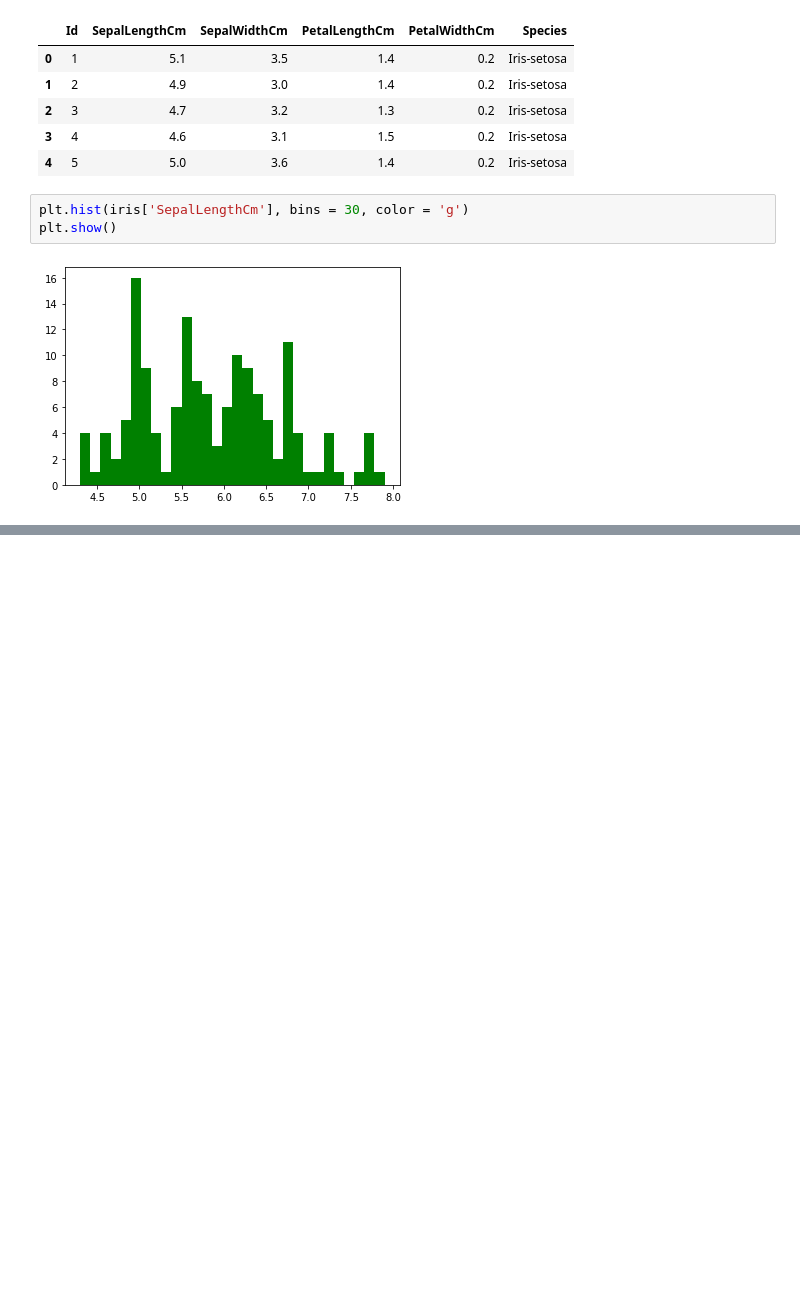
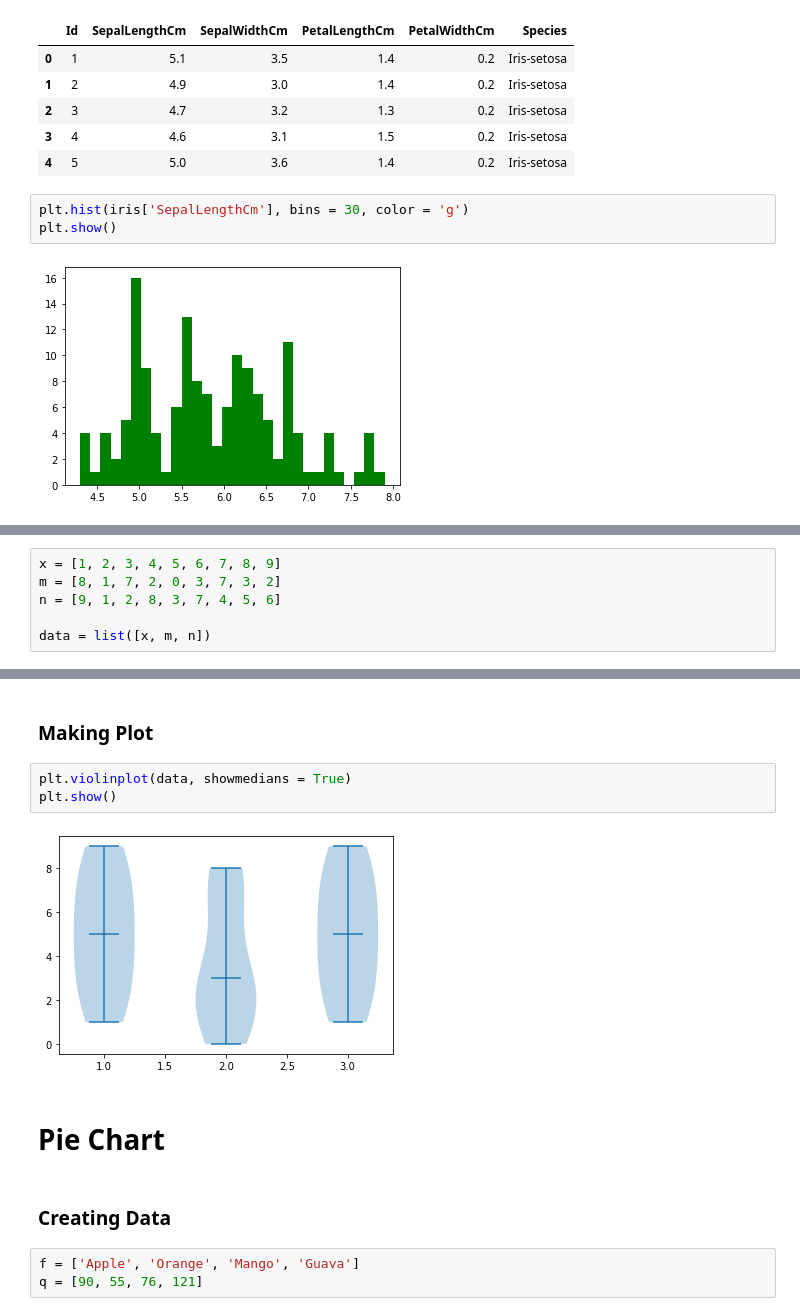
Before and after one commit to imamahasane/Matplotlib_Practices, a Jupyter notebook: MatplotlibPractice.ipynb, the cells around one changed output, grey strips where cells are left out. Drawn from its saved outputs; the diff is of its cells as text; blank space fills up the shorter version.

```diff
--- a/MatplotlibPractice.ipynb
+++ b/MatplotlibPractice.ipynb
@@ -286,0 +314,6 @@ plt.show()
+# %%
+x = [1, 2, 3, 4, 5, 6, 7, 8, 9]
+m = [8, 1, 7, 2, 0, 3, 7, 3, 2]
+n = [9, 1, 2, 8, 3, 7, 4, 5, 6]
+
+data = list([x, m, n])
@@ -286,0 +326,14 @@ plt.show()
+# %% [markdown]
+### Making Plot
+# %%
+plt.violinplot(data, showmedians = True)
+plt.show()
+# %% [output]
+[figure, added]
+# %% [markdown]
+# Pie Chart
+# %% [markdown]
+### Creating Data
+# %%
+f = ['Apple', 'Orange', 'Mango', 'Guava']
+q = [90, 55, 76, 121]
```
Also changed, not shown: parts of 19 cells of this notebook.
